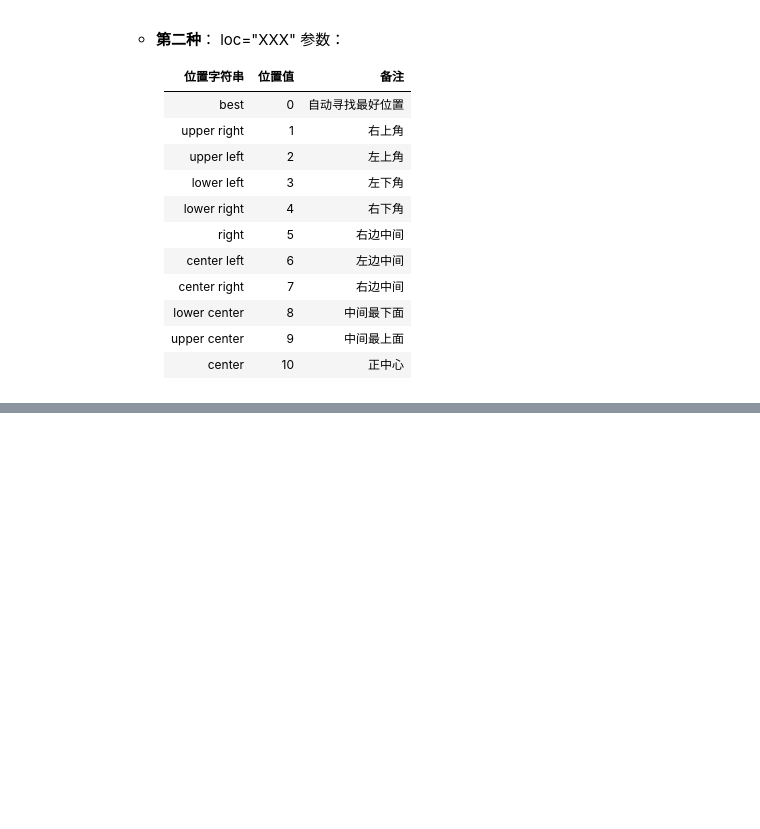
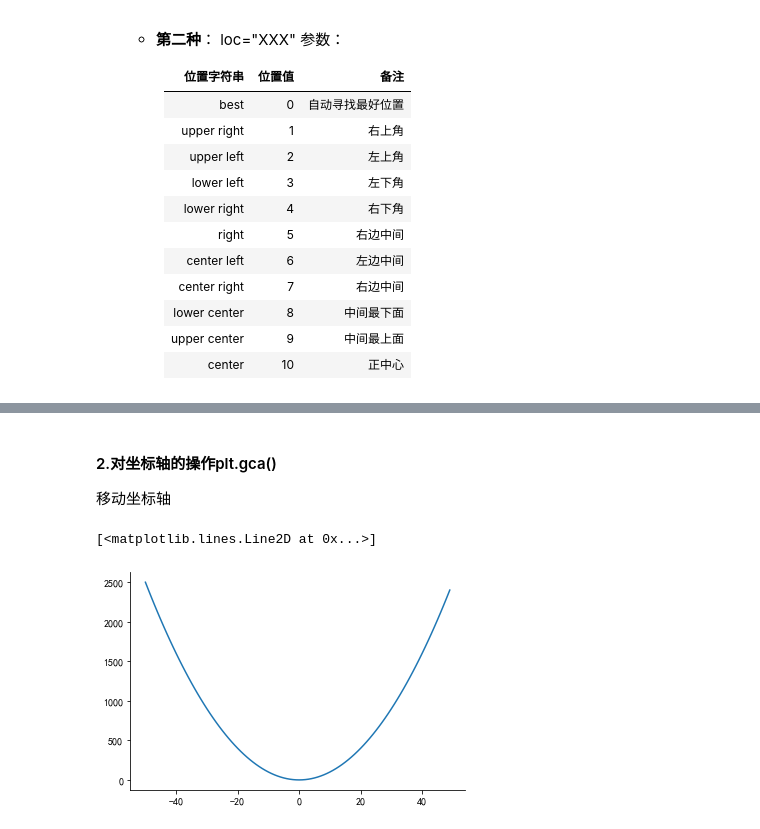
Before and after one commit to qty9866/Python-Data-analysis-learning, a Jupyter notebook: matplotlib.ipynb, the cells around one changed output, grey strips where cells are left out. Cells and saved outputs as stored; diff of their text form; code cells hidden in the pictures; blank space fills up the shorter version.

```diff
--- a/matplotlib.ipynb
+++ b/matplotlib.ipynb
@@ -227,0 +285,18 @@ plt.legend(loc="upper right")
+# %% [markdown]
+#### 2.对坐标轴的操作plt.gca()
+
+移动坐标轴
+# %%
+x = np.arange(-50,50)
+y = x ** 2
+# 获取当前的坐标轴
+ax = plt.gca()
+# 通过坐标轴spines,确定top,bottom,left,right(分别表示上下左右)
+
+# 不需要右侧和上侧线条，则可以设置它的线条
+ax.spines['right'].set_color("none")
+ax.spines['top'].set_color("none")
+plt.plot(x,y)
+# %% [output]
+[<matplotlib.lines.Line2D at 0x...>]
+[figure, added]
```
Also changed, not shown: parts of 24 cells of this notebook.
